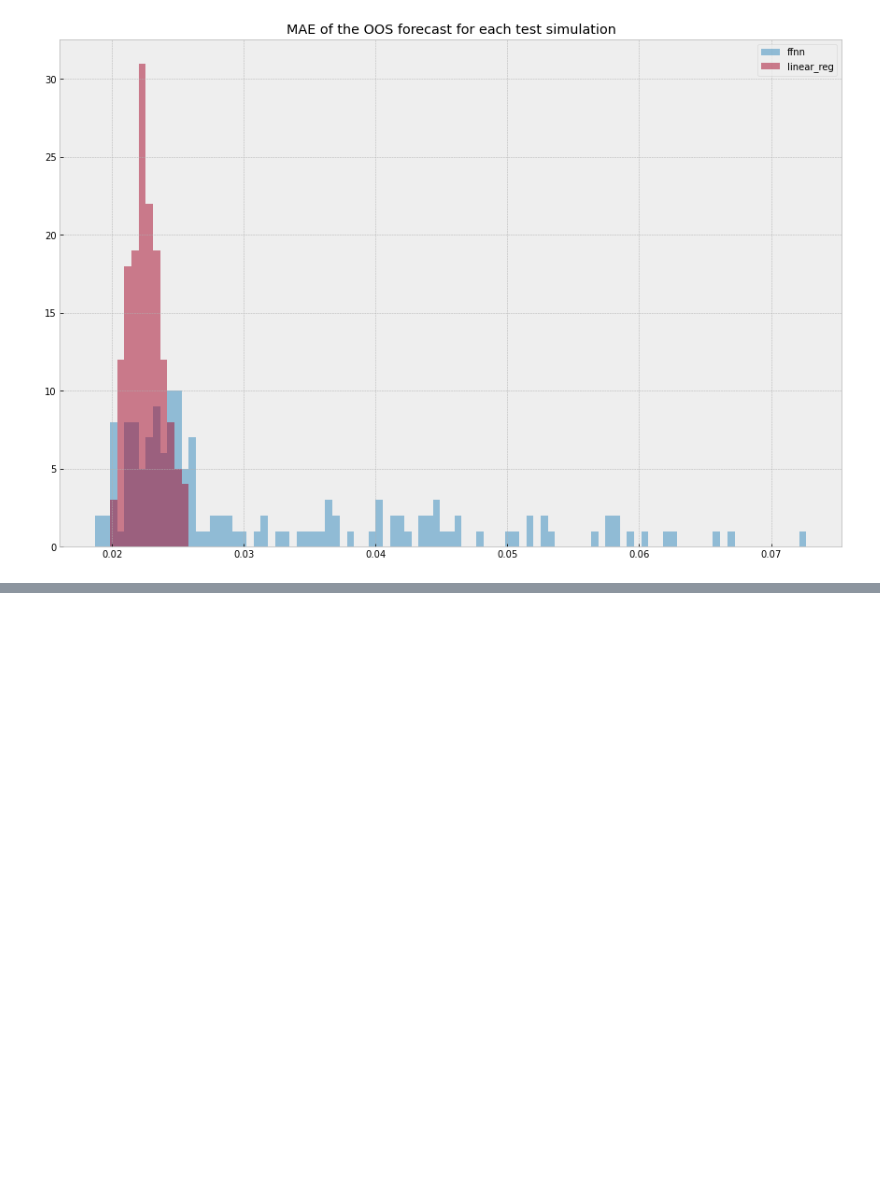
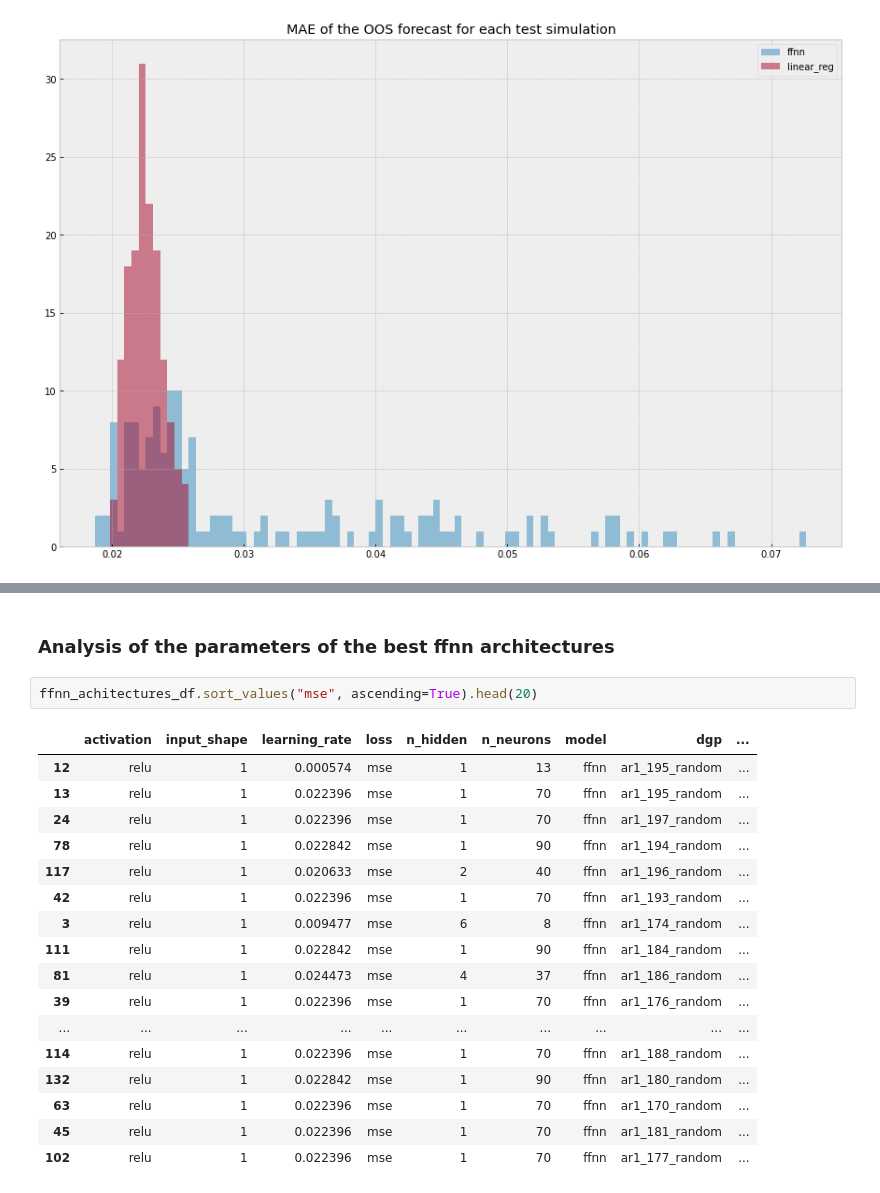
Before and after one commit to dcuoliveira/NN-VAR-Cov-Pred, a Jupyter notebook: src/results_report.ipynb, the cells around one changed output, grey strips where cells are left out. Cells and saved outputs as stored; diff of their text form; blank space fills up the shorter version.

```diff
--- a/src/results_report.ipynb
+++ b/src/results_report.ipynb
@@ -122,0 +137,22 @@ Text(0.5, 1.0, 'MAE of the OOS forecast for each test simulation')
+# %% [markdown]
+### Analysis of the parameters of the best ffnn architectures
+# %%
+ffnn_achitectures_df.sort_values("mse", ascending=True).head(20)
+# %% [output]
+|  | activation | input_shape | learning_rate | loss | n_hidden | n_neurons | model | dgp | ... |
+| 12 | relu | 1 | 0.000574 | mse | 1 | 13 | ffnn | ar1_195_random | ... |
+| 13 | relu | 1 | 0.022396 | mse | 1 | 70 | ffnn | ar1_195_random | ... |
+| 24 | relu | 1 | 0.022396 | mse | 1 | 70 | ffnn | ar1_197_random | ... |
+| 78 | relu | 1 | 0.022842 | mse | 1 | 90 | ffnn | ar1_194_random | ... |
+| 117 | relu | 1 | 0.020633 | mse | 2 | 40 | ffnn | ar1_196_random | ... |
+| 42 | relu | 1 | 0.022396 | mse | 1 | 70 | ffnn | ar1_193_random | ... |
+| 3 | relu | 1 | 0.009477 | mse | 6 | 8 | ffnn | ar1_174_random | ... |
+| 111 | relu | 1 | 0.022842 | mse | 1 | 90 | ffnn | ar1_184_random | ... |
+| 81 | relu | 1 | 0.024473 | mse | 4 | 37 | ffnn | ar1_186_random | ... |
+| 39 | relu | 1 | 0.022396 | mse | 1 | 70 | ffnn | ar1_176_random | ... |
+| ... | ... | ... | ... | ... | ... | ... | ... | ... | ... |
+| 114 | relu | 1 | 0.022396 | mse | 1 | 70 | ffnn | ar1_188_random | ... |
+| 132 | relu | 1 | 0.022842 | mse | 1 | 90 | ffnn | ar1_180_random | ... |
+| 63 | relu | 1 | 0.022396 | mse | 1 | 70 | ffnn | ar1_170_random | ... |
+| 45 | relu | 1 | 0.022396 | mse | 1 | 70 | ffnn | ar1_181_random | ... |
+| 102 | relu | 1 | 0.022396 | mse | 1 | 70 | ffnn | ar1_177_random | ... |
```
Also changed, not shown: parts of 8 cells of this notebook, 1 other file.
